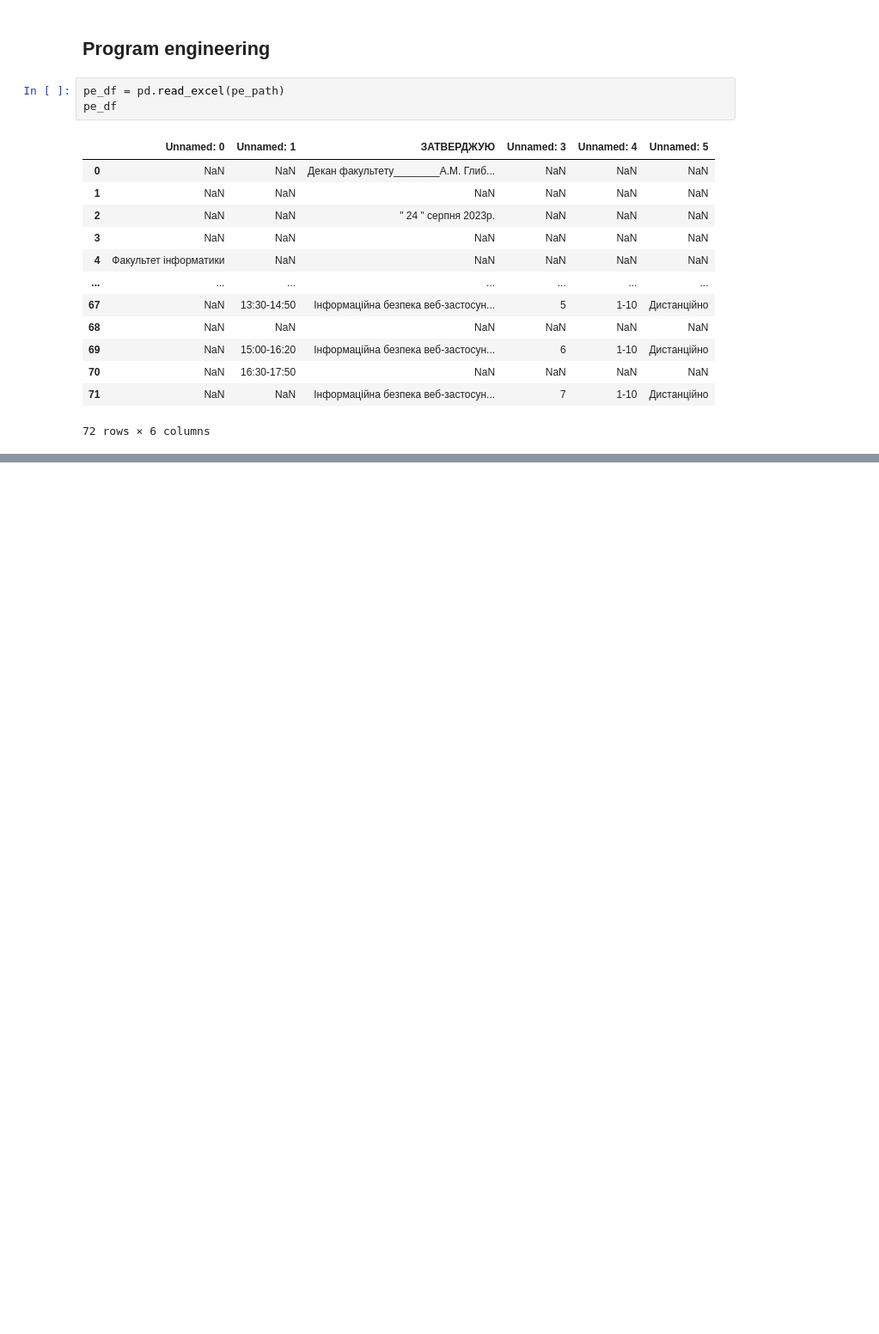
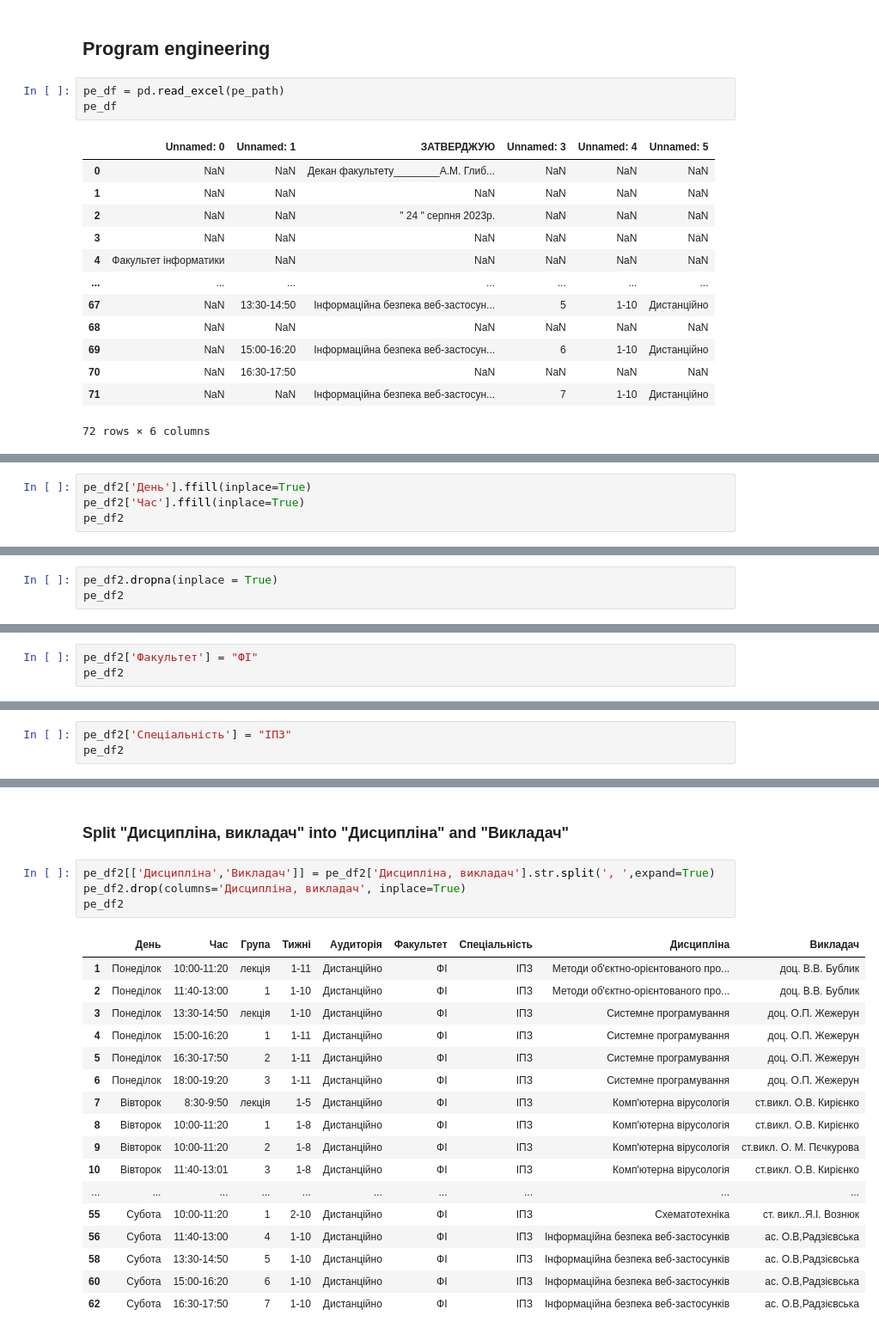
Before and after one commit to 1wannabebetter1/scheduleUnification, a Jupyter notebook: Unificator.ipynb, the cells around one changed output, grey strips where cells are left out. Shown at 86% size. Drawn from its saved outputs; the diff is of its cells as text; blank space fills up the shorter version.

```diff
--- a/Unificator.ipynb
+++ b/Unificator.ipynb
@@ -121,0 +82,4 @@ df1
+# %%
+pe_df2['День'].ffill(inplace=True)
+pe_df2['Час'].ffill(inplace=True)
+pe_df2
@@ -121,0 +102,3 @@ df1
+# %%
+pe_df2.dropna(inplace = True)
+pe_df2
@@ -121,0 +125,3 @@ df1
+# %%
+pe_df2['Факультет'] = "ФІ"
+pe_df2
@@ -121,0 +148,3 @@ df1
+# %%
+pe_df2['Спеціальність'] = "ІПЗ"
+pe_df2
@@ -121,0 +169,24 @@ df1
+# %% [markdown]
+### Split "Дисципліна, викладач" into "Дисципліна" and "Викладач"
+# %%
+pe_df2[['Дисципліна','Викладач']] = pe_df2['Дисципліна, викладач'].str.split(', ',expand=True)
+pe_df2.drop(columns='Дисципліна, викладач', inplace=True)
+pe_df2
+# %% [output]
+|  | День | Час | Група | Тижні | Аудиторія | Факультет | Спеціальність | Дисципліна | Викладач |
+| 1 | Понеділок | 10:00-11:20 | лекція | 1-11 | Дистанційно | ФІ | ІПЗ | Методи об'єктно-орієнтованого про... | доц. В.В. Бублик |
+| 2 | Понеділок | 11:40-13:00 | 1 | 1-10 | Дистанційно | ФІ | ІПЗ | Методи об'єктно-орієнтованого про... | доц. В.В. Бублик |
+| 3 | Понеділок | 13:30-14:50 | лекція | 1-10 | Дистанційно | ФІ | ІПЗ | Системне програмування | доц. О.П. Жежерун |
+| 4 | Понеділок | 15:00-16:20 | 1 | 1-11 | Дистанційно | ФІ | ІПЗ | Системне програмування | доц. О.П. Жежерун |
+| 5 | Понеділок | 16:30-17:50 | 2 | 1-11 | Дистанційно | ФІ | ІПЗ | Системне програмування | доц. О.П. Жежерун |
+| 6 | Понеділок | 18:00-19:20 | 3 | 1-11 | Дистанційно | ФІ | ІПЗ | Системне програмування | доц. О.П. Жежерун |
+| 7 | Вівторок | 8:30-9:50 | лекція | 1-5 | Дистанційно | ФІ | ІПЗ | Комп'ютерна вірусологія | ст.викл. О.В. Кирієнко |
+| 8 | Вівторок | 10:00-11:20 | 1 | 1-8 | Дистанційно | ФІ | ІПЗ | Комп'ютерна вірусологія | ст.викл. О.В. Кирієнко |
+| 9 | Вівторок | 10:00-11:20 | 2 | 1-8 | Дистанційно | ФІ | ІПЗ | Комп'ютерна вірусологія | ст.викл. О. М. Пєчкурова |
+| 10 | Вівторок | 11:40-13:01 | 3 | 1-8 | Дистанційно | ФІ | ІПЗ | Комп'ютерна вірусологія | ст.викл. О.В. Кирієнко |
+| ... | ... | ... | ... | ... | ... | ... | ... | ... | ... |
+| 55 | Субота | 10:00-11:20 | 1 | 2-10 | Дистанційно | ФІ | ІПЗ | Схематотехніка | cт. викл..Я.І. Вознюк |
+| 56 | Субота | 11:40-13:00 | 4 | 1-10 | Дистанційно | ФІ | ІПЗ | Інформаційна безпека веб-застосунків | ас. О.В,Радзієвська |
+| 58 | Субота | 13:30-14:50 | 5 | 1-10 | Дистанційно | ФІ | ІПЗ | Інформаційна безпека веб-застосунків | ас. О.В,Радзієвська |
+| 60 | Субота | 15:00-16:20 | 6 | 1-10 | Дистанційно | ФІ | ІПЗ | Інформаційна безпека веб-застосунків | ас. О.В,Радзієвська |
+| 62 | Субота | 16:30-17:50 | 7 | 1-10 | Дистанційно | ФІ | ІПЗ | Інформаційна безпека веб-застосунків | ас. О.В,Радзієвська |
```
Also changed, not shown: parts of 18 cells of this notebook.
